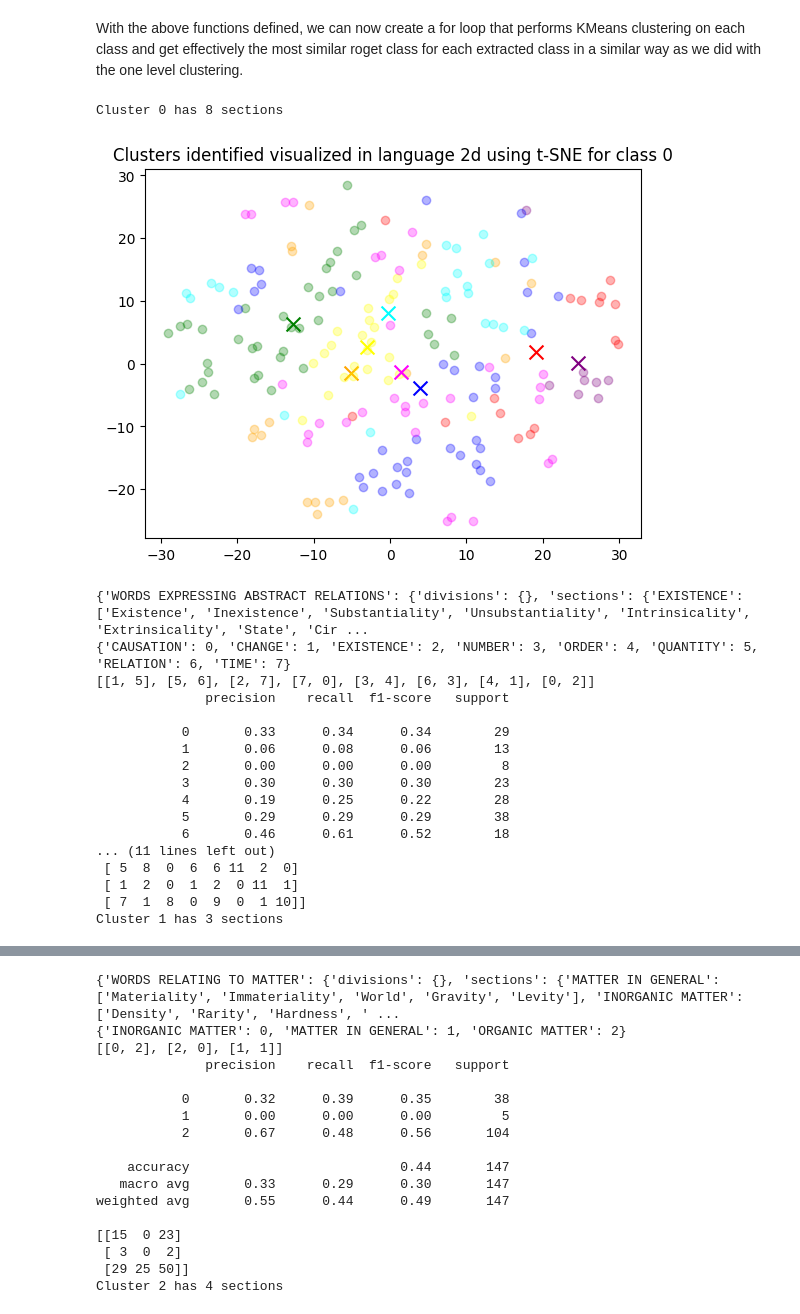
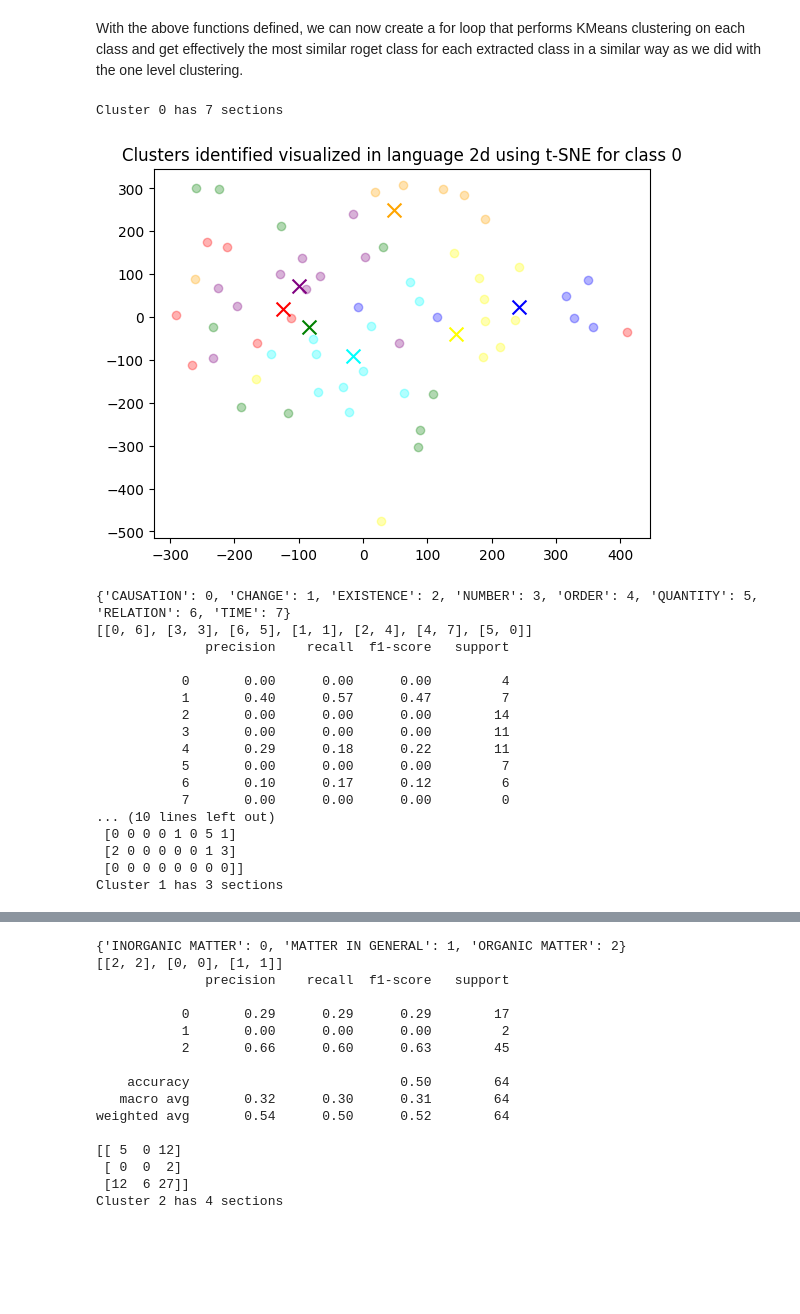
Before and after one commit to panos-span/rogets_thesaurus, a Jupyter notebook: clust_embed.ipynb, the cells around one changed output, grey strips where cells are left out. Cells and saved outputs as stored; diff of their text form; code cells hidden in the pictures; blank space fills up the shorter version.

```diff
--- a/clust_embed.ipynb
+++ b/clust_embed.ipynb
@@ -561,7 +536,10 @@ and get effectively the most similar roget class for each extracted class in a s
 # Create a for loop that performs KMeans clustering on each class
 for i in range(n_classes):
     # Create a new dataframe with the words and the embeddings that belong to the current label
-    new_df = clustering_df[clustering_df['class_num'] == i].copy()
+    new_df = clustering_df[clustering_df['Cluster'] == i].copy()
+
+    # Keep only the words that the Cluster column matches the class_num column
+    new_df = new_df[new_df['class_num'] == i]
 
     # See if new_df has division
     div_section = 'section'
@@ -593,52 +571,52 @@ for i in range(n_classes):
     draw_clusters(new_df, f"Clusters identified visualized in language 2d using t-SNE for class {i}", n_clusters,
                   new_matrix)
 
-    # Create a dynamic hierarchy
-    dynamic_hierarchy = create_dynamic_hierarchy(new_df, 'class', 'division', 'section', 'word')
+    # Create a dynamic hierarchy based on the class (not the cluster that is matched to the class) that we are currently working on
+    dynamic_hierarchy = create_dynamic_hierarchy(clustering_df[clustering_df['class_num'] == i].copy(), 'class', 'division', 'section', 'word')
 
     #print(dynamic_hierarchy)
 
     # Create category_index based on dynamic_hierarchy
     category_index = create_category_index(dynamic_hierarchy)
     # Sort the category index alphabetically and create a new dictionary so the numbers are in order
     category_index = dict(sorted(category_index.items(), key=lambda item: item[0]))
     #create a new dictionary so the numbers are in order
     category_index = {k: v for v, k in enumerate(category_index)}
 
     print(category_index)
 
     # Get the most similar roget class for each extracted class
     predicted_labels = cluster_checking(new_model, new_df, categories, category_index, isClass=False)
 
     # Determine the column name for the division or section
     div_section_num = div_section + '_num'
 
     # Add the classes in numeric categories to the new dataframe
     new_df[div_section_num] = pd.Categorical(new_df[div_section])
     new_df[div_section_num] = new_df[div_section_num].cat.codes
     # Remap the labels using the relation list we got from the previous function
     new_df['Cluster'] = predicted_labels
 
     # Print the classification report and the confusion matrix
     print(classification_report(new_df[div_section_num], new_df['Cluster']))
     print(confusion_matrix(new_df[div_section_num], new_df['Cluster']))
 # %% [output]
-Cluster 0 has 8 sections
+Cluster 0 has 7 sections
-[figure, old version]
+[figure, new version]
-{'WORDS EXPRESSING ABSTRACT RELATIONS': {'divisions': {}, 'sections': {'EXISTENCE': ['Existence', 'Inexistence', 'Substantiality', 'Unsubstantiality', 'Intrinsicality', 'Extrinsicality', 'State', 'Cir ...
 {'CAUSATION': 0, 'CHANGE': 1, 'EXISTENCE': 2, 'NUMBER': 3, 'ORDER': 4, 'QUANTITY': 5, 'RELATION': 6, 'TIME': 7}
-[[1, 5], [5, 6], [2, 7], [7, 0], [3, 4], [6, 3], [4, 1], [0, 2]]
+[[0, 6], [3, 3], [6, 5], [1, 1], [2, 4], [4, 7], [5, 0]]
               precision    recall  f1-score   support
 
-           0       0.33      0.34      0.34        29
-           1       0.06      0.08      0.06        13
-           2       0.00      0.00      0.00         8
-           3       0.30      0.30      0.30        23
-           4       0.19      0.25      0.22        28
-           5       0.29      0.29      0.29        38
-           6       0.46      0.61      0.52        18
-... (11 lines left out)
- [ 5  8  0  6  6 11  2  0]
- [ 1  2  0  1  2  0 11  1]
- [ 7  1  8  0  9  0  1 10]]
+           0       0.00      0.00      0.00         4
+           1       0.40      0.57      0.47         7
+           2       0.00      0.00      0.00        14
+           3       0.00      0.00      0.00        11
+           4       0.29      0.18      0.22        11
+           5       0.00      0.00      0.00         7
+           6       0.10      0.17      0.12         6
+           7       0.00      0.00      0.00         0
+... (10 lines left out)
+ [0 0 0 0 1 0 5 1]
+ [2 0 0 0 0 0 1 3]
+ [0 0 0 0 0 0 0 0]]
 Cluster 1 has 3 sections
@@ -646,17 +624,16 @@ Cluster 1 has 3 sections
-{'WORDS RELATING TO MATTER': {'divisions': {}, 'sections': {'MATTER IN GENERAL': ['Materiality', 'Immateriality', 'World', 'Gravity', 'Levity'], 'INORGANIC MATTER': ['Density', 'Rarity', 'Hardness', ' ...
 {'INORGANIC MATTER': 0, 'MATTER IN GENERAL': 1, 'ORGANIC MATTER': 2}
-[[0, 2], [2, 0], [1, 1]]
+[[2, 2], [0, 0], [1, 1]]
               precision    recall  f1-score   support
 
-           0       0.32      0.39      0.35        38
-           1       0.00      0.00      0.00         5
-           2       0.67      0.48      0.56       104
+           0       0.29      0.29      0.29        17
+           1       0.00      0.00      0.00         2
+           2       0.66      0.60      0.63        45
 
-    accuracy                           0.44       147
-   macro avg       0.33      0.29      0.30       147
-weighted avg       0.55      0.44      0.49       147
+    accuracy                           0.50        64
+   macro avg       0.32      0.30      0.31        64
+weighted avg       0.54      0.50      0.52        64
 
-[[15  0 23]
- [ 3  0  2]
- [29 25 50]]
+[[ 5  0 12]
+ [ 0  0  2]
+ [12  6 27]]
 Cluster 2 has 4 sections
```
Also changed, not shown: parts of 6 cells of this notebook, 1 other file.
